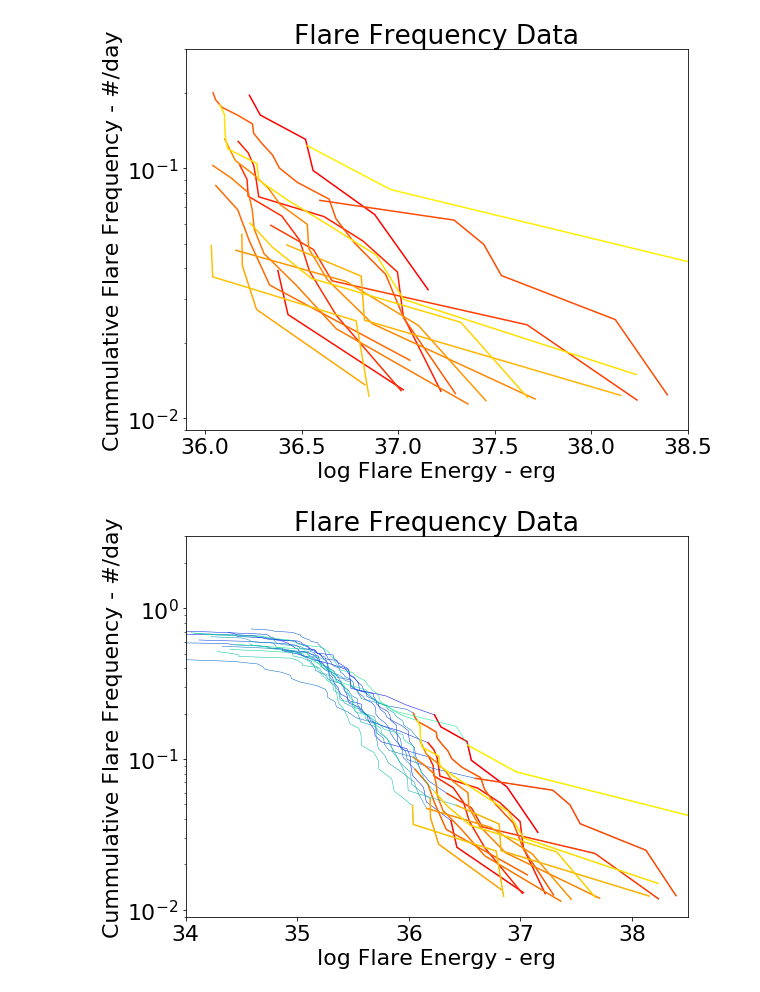
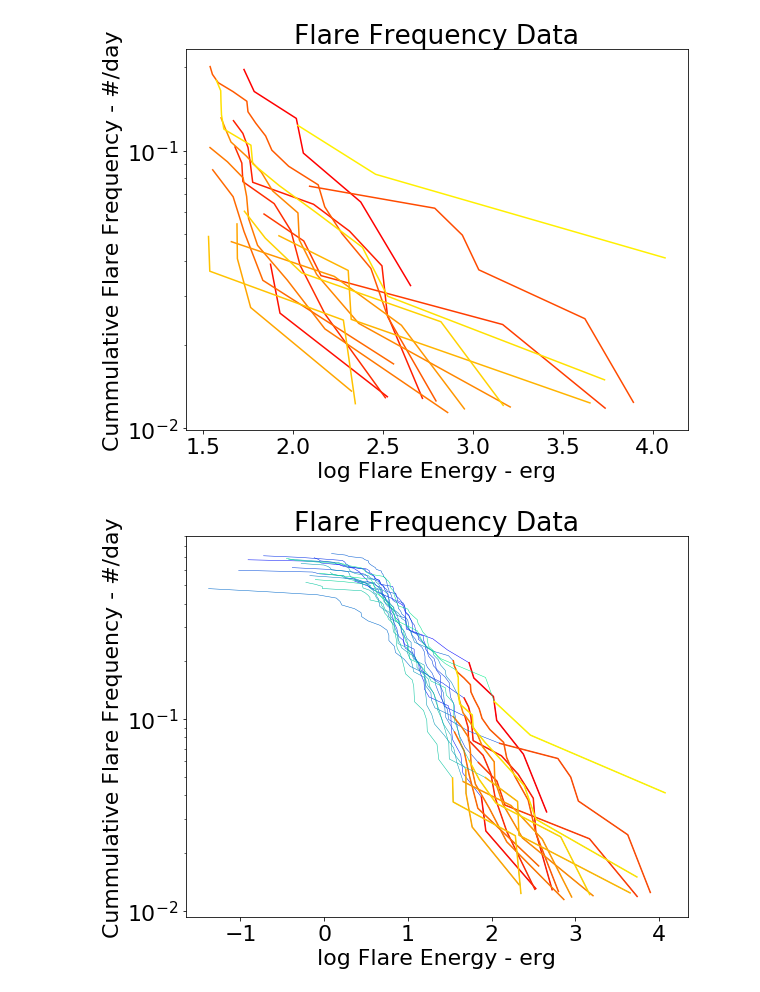
Before and after one commit to mscoggs/flare_cycles, a Jupyter notebook: flaregraphs.ipynb, the cells around one changed output. Saved outputs shown, nothing was run; the diff lists cells and outputs as text; code cells hidden in the pictures.

```diff
--- a/flaregraphs.ipynb
+++ b/flaregraphs.ipynb
@@ -16,9 +15,10 @@ import numpy as np
 import pandas as pd
 import matplotlib.pyplot as plt
 # %%
+#plotting only the significant data
 dir = '004349043' #StarID/directory
 files = glob(dir+"/*.flare") #Glob all of the files in the directory - get all flares for a star
-EPOINT = 34.5 # but, actually it should be fixed
+EPOINT = 0 # need to fix this
 names=("t_start", "t_stop", "t_peak", "amplitude", "FWHM", "duration", "t_peak_aflare1",
        "t_FWHM_aflare1", "amplitude_aflare1", "flare_chisq", "KS_d_model", "KS_p_model",
        "KS_d_cont", "KS_p_cont", "Equiv_Dur", "ED68i", "ED90i")
@@ -26,66 +26,66 @@ names=("t_start", "t_stop", "t_peak", "amplitude", "FWHM", "duration", "t_peak_a
 
 plt.figure(figsize=(9,7))
 plt.yscale('log')
-plt.xlim(35.9,38.5)
-plt.ylim(0.009, 3e-1)
 plt.xlabel("log Flare Energy - erg")
 plt.ylabel("Cummulative Flare Frequency - #/day")
 plt.title("Flare Frequency Data")
 cmap = plt.cm.autumn # color scheme
+np.seterr(invalid='ignore')#ignore the Nans
+
 
 for x in range(len(files)):
 
     toteDur = pd.read_table(files[x], skiprows=5, nrows=1, header=None,
                             delim_whitespace=True, usecols=(7,)
-                           ).iloc[0].values[0] #work some magic to get the total duration, found in each flare file
+                           ).iloc[0].values[0] #getting the total duration of each file
+
     df = pd.read_table(files[x], comment="#", delimiter=",", names=names)
-    energy = df['Equiv_Dur'] # This is the energy of the flare
+    energy = df['Equiv_Dur'] # This is the energy column of the flare data
     sort = np.argsort(energy) #get indices that would sort the energy array
 
-    ffd_xEnergy = np.log10(energy[sort][::-1]) + EPOINT
-    ffd_yFrequency = (np.arange(1, len(ffd_xEnergy)+1, 1))/toteDur
+    ffd_xEnergy = np.log10(energy[sort][::-1]) + EPOINT #log the reverse of sorted energy
+    ffd_yFrequency = (np.arange(1, len(ffd_xEnergy)+1, 1))/toteDur #get evenly spaced intervals, divide by totedur to get flares/day
+    ok68 = ffd_xEnergy >= np.log10(np.median(df['ED68i'])) + EPOINT #use ED68i to get indices of useful data, ignore the junk
 
-    ok68 = ffd_xEnergy >= np.log10(np.median(df['ED68i'])) + EPOINT
     plt.plot(ffd_xEnergy[ok68], ffd_yFrequency[ok68], c = cmap(x/float(len(files))))
 # %% [output]
-[figure, old version]
+[figure, new version]
 # %%
+#plotting all of the data, with data below the ED68i cutoff in 'winter' color scheme
 dir = '004349043' #StarID/directory
 files = glob(dir+"/*.flare") #Glob all of the files in the directory - get all flares for a star
-EPOINT = 34.5 # but, actually it should be fixed
+EPOINT = 0 #should fix this
 names=("t_start", "t_stop", "t_peak", "amplitude", "FWHM", "duration", "t_peak_aflare1",
        "t_FWHM_aflare1", "amplitude_aflare1", "flare_chisq", "KS_d_model", "KS_p_model",
        "KS_d_cont", "KS_p_cont", "Equiv_Dur", "ED68i", "ED90i")
 
 
 plt.figure(figsize=(9,7))
 plt.yscale('log')
-plt.xlim(34,38.5)
-plt.ylim(.009, 3e0)
 plt.xlabel("log Flare Energy - erg")
 plt.ylabel("Cummulative Flare Frequency - #/day")
 plt.title("Flare Frequency Data")
-cmap = plt.cm.autumn
-cmap2 = plt.cm.winter
+cmap = plt.cm.autumn # color scheme for significant data
+cmap2 = plt.cm.winter # color scheme for insignificant data
 plt.rcParams.update({'font.size': 22})
+np.seterr(invalid='ignore')#ignore the Nans
 
 
 for x in range(len(files)):
 
     toteDur = pd.read_table(files[x], skiprows=5, nrows=1, header=None,
                             delim_whitespace=True, usecols=(7,)
-                           ).iloc[0].values[0] #work some magic to get the total duration, found in each flare file
+                           ).iloc[0].values[0]  #getting the total duration of each file
+
     df = pd.read_table(files[x], comment="#", delimiter=",", names=names)
-    energy = df['Equiv_Dur']
-    sort = np.argsort(energy)
+    energy = df['Equiv_Dur'] #This is the energy column of the flare data
+    sort = np.argsort(energy) #get indices that would sort the energy array
 
-    ffd_xEnergy = np.log10(energy[sort][::-1]) + EPOINT
-    ffd_yFrequency = (np.arange(1, len(ffd_xEnergy)+1, 1))/toteDur
+    ffd_xEnergy = np.log10(energy[sort][::-1]) + EPOINT #log the reverse of sorted energy
+    ffd_yFrequency = (np.arange(1, len(ffd_xEnergy)+1, 1))/toteDur #get evenly spaced intervals, divide by totedur to get flares/day
+    ok68 = ffd_xEnergy >= np.log10(np.median(df['ED68i'])) + EPOINT #use ED68i to get indices of useful data, ignore the junk
 
-
-    plt.plot(ffd_xEnergy, ffd_yFrequency, lw = .5, c = cmap2(x/float(len(files))))
-    ok68 = ffd_xEnergy >= np.log10(np.median(df['ED68i'])) + EPOINT
-
-    plt.plot(ffd_xEnergy[ok68], ffd_yFrequency[ok68], c = cmap(x/float(len(files))))
+    plt.plot(ffd_xEnergy, ffd_yFrequency, lw = .5, c = cmap2(x/float(len(files)))) #all data
+    plt.plot(ffd_xEnergy[ok68], ffd_yFrequency[ok68], c = cmap(x/float(len(files)))) #significant data only
 # %% [output]
-[figure, old version]
+[figure, new version]
```
Also changed, not shown: parts of 2 cells of this notebook, 1 other file.
